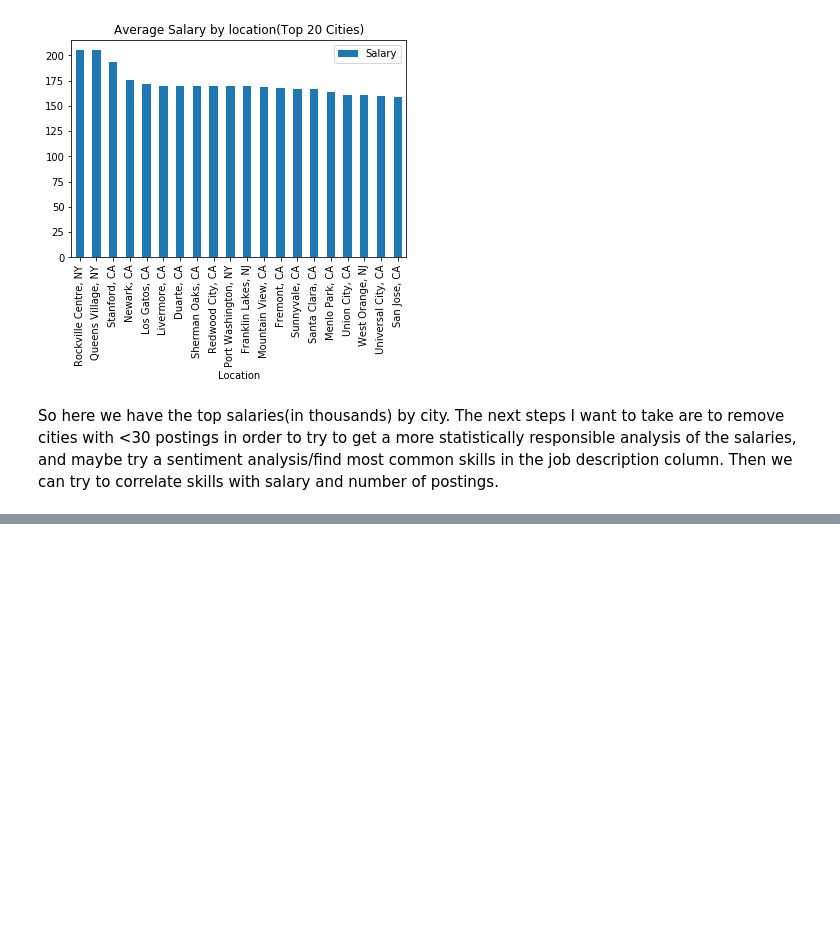
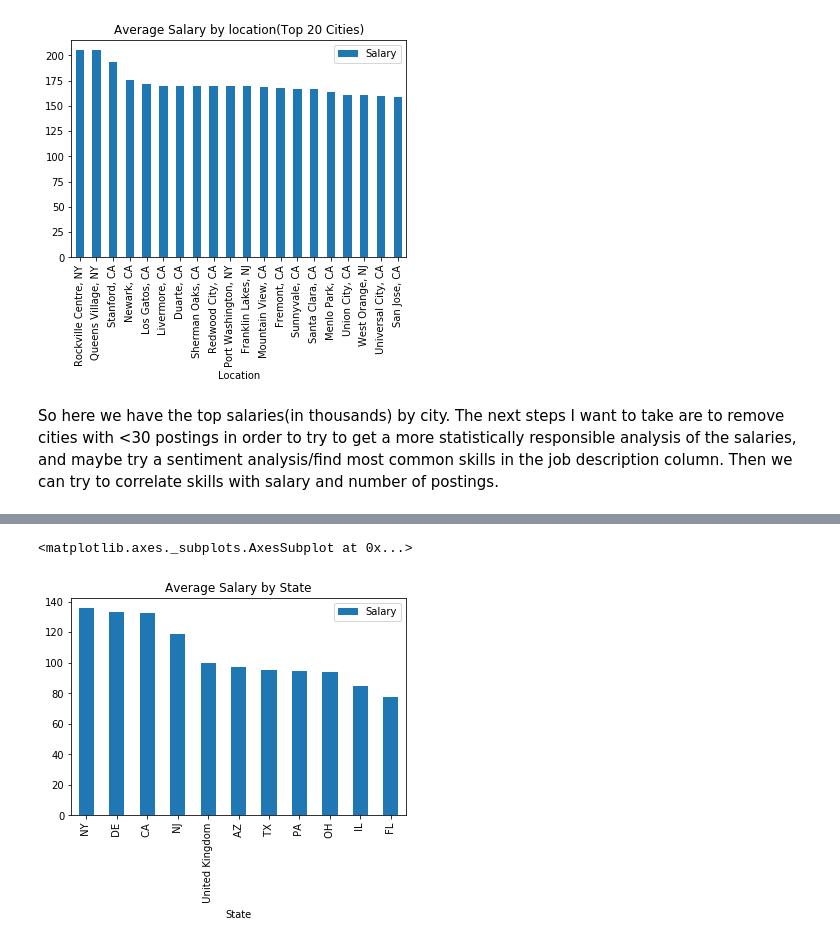
Before and after one commit to danielalexanderrich/data-analysis-projects, a Jupyter notebook: Data Science Job eda.ipynb, the cells around one changed output, grey strips where cells are left out. Cells and saved outputs as stored; diff of their text form; code cells hidden in the pictures; blank space fills up the shorter version.

```diff
--- a/Data Science Job eda.ipynb
+++ b/Data Science Job eda.ipynb
@@ -102,0 +130,15 @@ So here we have the top salaries(in thousands) by city. The next steps I want to
+# %%
+city = []
+state = []
+for i in range(len(location)):
+    city.append(location[i].split(',')[0])
+    state.append(location[i].split(',')[1])
+# %%
+salaryAndState = {"Salary":salaryEstimateList, "State":state}
+salAndStateDF = pd.DataFrame(salaryAndState)
+# %%
+groupedStateDF = salAndStateDF.groupby("State").agg({'Salary':'mean'}).sort_values("Salary",ascending=False)
+groupedStateDF.plot.bar(title = "Average Salary by State")
+# %% [output]
+<matplotlib.axes._subplots.AxesSubplot at 0x...>
+[figure, added]
```
Also changed, not shown: parts of 18 cells of this notebook.
